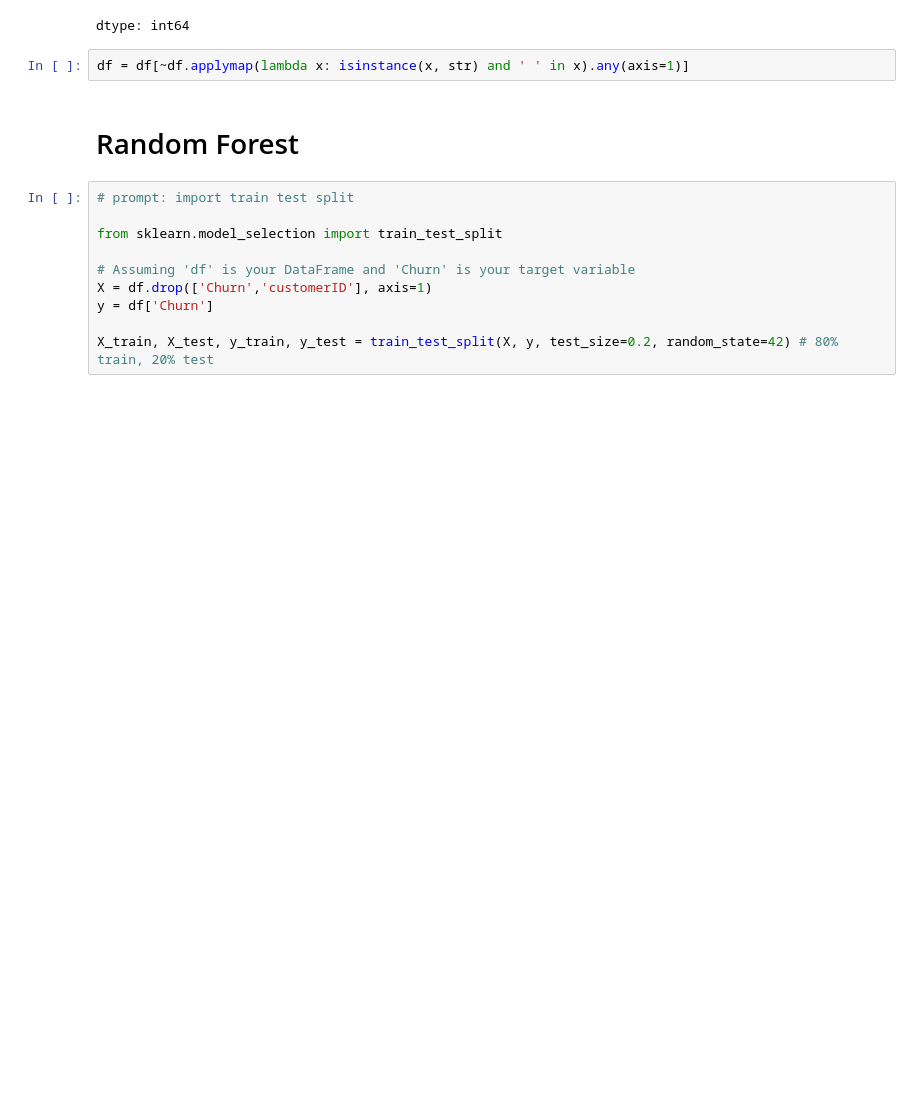
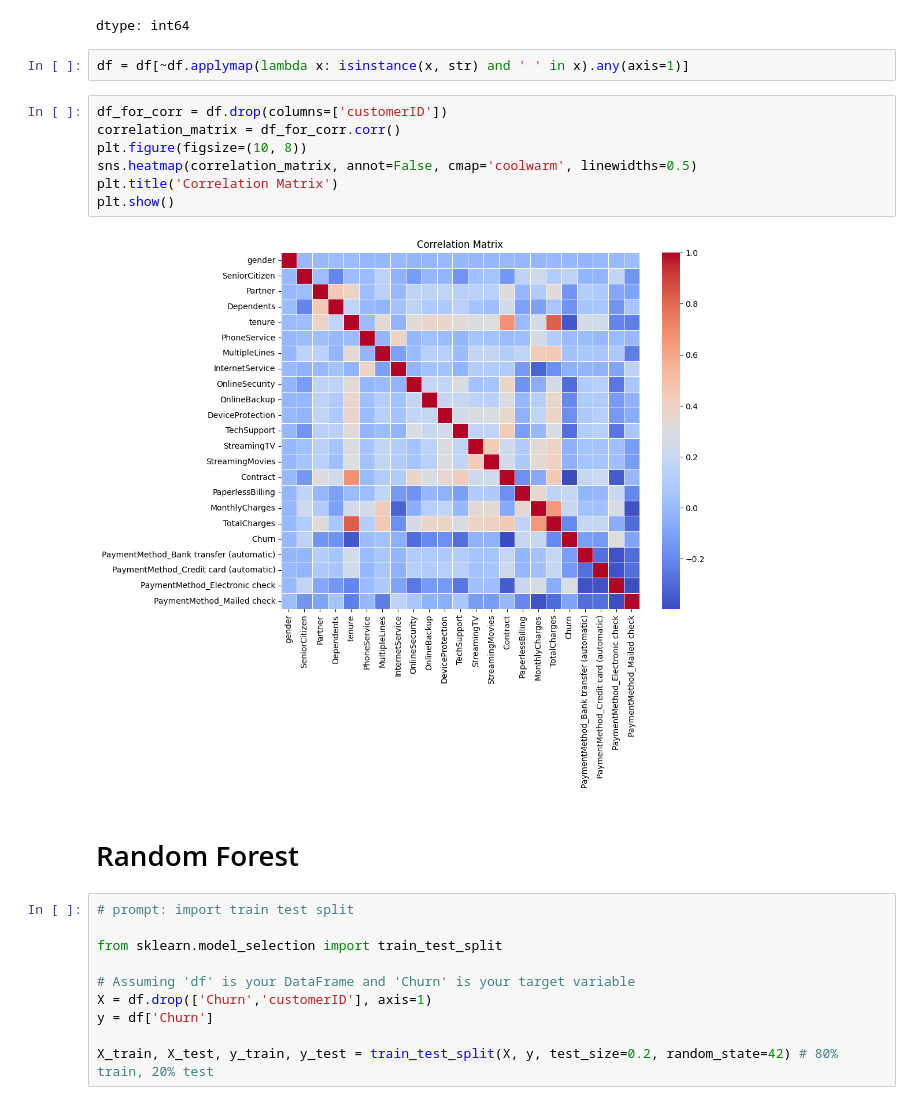
Before and after one commit to ZaazMarx1104/Churn-Rate-Prediction-Kaggle, a Jupyter notebook: Customer_Churn_Prediction_Using_Random_Forest_and_XGB.ipynb, the cells around one changed output. Saved outputs shown, nothing was run; the diff lists cells and outputs as text; blank space fills up the shorter version.

```diff
--- a/Customer_Churn_Prediction_Using_Random_Forest_and_XGB.ipynb
+++ b/Customer_Churn_Prediction_Using_Random_Forest_and_XGB.ipynb
@@ -427,6 +427,15 @@ df['TechSupport'].value_counts()
 dtype: int64
 # %%
 df = df[~df.applymap(lambda x: isinstance(x, str) and ' ' in x).any(axis=1)]
+# %%
+df_for_corr = df.drop(columns=['customerID'])
+correlation_matrix = df_for_corr.corr()
+plt.figure(figsize=(10, 8))
+sns.heatmap(correlation_matrix, annot=False, cmap='coolwarm', linewidths=0.5)
+plt.title('Correlation Matrix')
+plt.show()
+# %% [output]
+[figure, added]
 # %% [markdown]
 # Random Forest
 # %%
```
